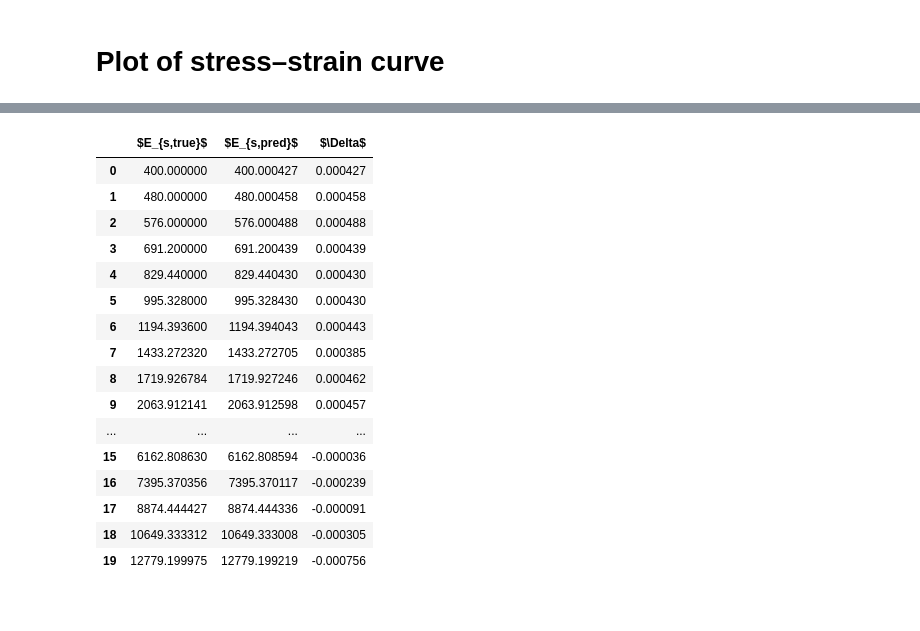
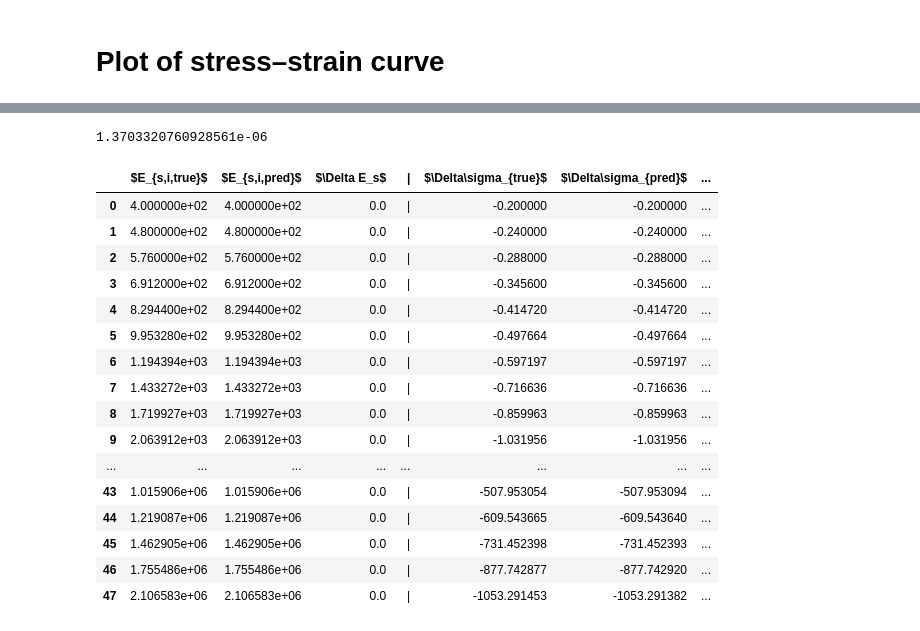
Before and after one commit to BesT1CooKie1/nn_oedometer, a Jupyter notebook: 01_oedometer_pytorch.ipynb, the cells around one changed output, grey strips where cells are left out. Drawn from its saved outputs; the diff is of its cells as text; code cells hidden in the pictures.

```diff
--- a/01_oedometer_pytorch.ipynb
+++ b/01_oedometer_pytorch.ipynb
@@ -39,18 +39,21 @@ from random import randint
 input_str = "sigma_t"
 output_str = "e_s"
 
+# 0 : simple, 1 : improved
+oedo_model = 0
+
 # Defining problem parameters
-delta_epsilon=0.0005
+delta_epsilon = -0.0005
 C_c = 0.005
 e_0 = 1.0
 amount_trainings_data = 100
 
 # Data preparation for
 oedo_para = {
-    'max_n': 1,
-    'e_0': e_0,
-    'C_c': C_c,
-    'delta_epsilon' : delta_epsilon,
+    "max_n": 1,
+    "e_0": e_0,
+    "C_c": C_c,
+    "delta_epsilon": delta_epsilon,
 }
 # %% [markdown]
 # Load problem and generate trainings data from 00_problem_settings_functions.ipynb
@@ -107,19 +113,16 @@ tensor_input_df
 # Define SimpleRegressor Model
 # %%
 import torch.nn as nn
-import torch.optim as optim
 
 
 class SimpleRegressor(nn.Module):
     def __init__(self):
         super(SimpleRegressor, self).__init__()
-        self.model = nn.Sequential(
-            nn.Linear(1, 2),
-            nn.Linear(2, 1),
-        )
+        self.linear = nn.Linear(1, 1)
 
     def forward(self, x):
-        return self.model(x)
+        return self.linear(x)
+
 
 model = SimpleRegressor()
 # %%
@@ -148,7 +151,7 @@ model = SimpleRegressor()
 loss_fn = nn.MSELoss()
 optimizer = optim.Adam(model.parameters(), lr=0.01)
 
-epochs = 15000
+epochs = 100000
 loss_history = []
 for epoch in range(epochs):
     model.train()
@@ -253,35 +214,24 @@ e_s_true, e_s_pred = plot_result()
 # %%
-key_1 = "$E_{s,true}$"
-key_2 = "$E_{s,pred}$"
-key_3 = "$\Delta$"
+from handler.handleVisuals import plot_result_dataframe
+from IPython.display import Markdown, display
 
-dict_diff = {
-    key_1 : [],
-    key_2 : [],
-    key_3 : [],
-}
-for i, x in zip(e_s_true, e_s_pred):
-    dict_diff[key_1].append(i)
-    dict_diff[key_2].append(x.item())
-    dict_diff[key_3].append(x.item() - i)
-
-df = pd.DataFrame(dict_diff)
-df
+plot_result_dataframe(pd, e_s_list, delta_sigma_list)
 # %% [output]
+1.3703320760928561e-06
-|  | $E_{s,true}$ | $E_{s,pred}$ | $\Delta$ |
-| 0 | 400.000000 | 400.000427 | 0.000427 |
-| 1 | 480.000000 | 480.000458 | 0.000458 |
-| 2 | 576.000000 | 576.000488 | 0.000488 |
-| 3 | 691.200000 | 691.200439 | 0.000439 |
-| 4 | 829.440000 | 829.440430 | 0.000430 |
-| 5 | 995.328000 | 995.328430 | 0.000430 |
-| 6 | 1194.393600 | 1194.394043 | 0.000443 |
-| 7 | 1433.272320 | 1433.272705 | 0.000385 |
-| 8 | 1719.926784 | 1719.927246 | 0.000462 |
-| 9 | 2063.912141 | 2063.912598 | 0.000457 |
-| ... | ... | ... | ... |
-| 15 | 6162.808630 | 6162.808594 | -0.000036 |
-| 16 | 7395.370356 | 7395.370117 | -0.000239 |
-| 17 | 8874.444427 | 8874.444336 | -0.000091 |
-| 18 | 10649.333312 | 10649.333008 | -0.000305 |
-| 19 | 12779.199975 | 12779.199219 | -0.000756 |
+|  | $E_{s,i,true}$ | $E_{s,i,pred}$ | $\Delta E_s$ | | | $\Delta\sigma_{true}$ | $\Delta\sigma_{pred}$ | ... |
+| 0 | 4.000000e+02 | 4.000000e+02 | 0.0 | | | -0.200000 | -0.200000 | ... |
+| 1 | 4.800000e+02 | 4.800000e+02 | 0.0 | | | -0.240000 | -0.240000 | ... |
+| 2 | 5.760000e+02 | 5.760000e+02 | 0.0 | | | -0.288000 | -0.288000 | ... |
+| 3 | 6.912000e+02 | 6.912000e+02 | 0.0 | | | -0.345600 | -0.345600 | ... |
+| 4 | 8.294400e+02 | 8.294400e+02 | 0.0 | | | -0.414720 | -0.414720 | ... |
+| 5 | 9.953280e+02 | 9.953280e+02 | 0.0 | | | -0.497664 | -0.497664 | ... |
+| 6 | 1.194394e+03 | 1.194394e+03 | 0.0 | | | -0.597197 | -0.597197 | ... |
+| 7 | 1.433272e+03 | 1.433272e+03 | 0.0 | | | -0.716636 | -0.716636 | ... |
+| 8 | 1.719927e+03 | 1.719927e+03 | 0.0 | | | -0.859963 | -0.859963 | ... |
+| 9 | 2.063912e+03 | 2.063912e+03 | 0.0 | | | -1.031956 | -1.031956 | ... |
+| ... | ... | ... | ... | ... | ... | ... | ... |
+| 43 | 1.015906e+06 | 1.015906e+06 | 0.0 | | | -507.953054 | -507.953094 | ... |
+| 44 | 1.219087e+06 | 1.219087e+06 | 0.0 | | | -609.543665 | -609.543640 | ... |
+| 45 | 1.462905e+06 | 1.462905e+06 | 0.0 | | | -731.452398 | -731.452393 | ... |
+| 46 | 1.755486e+06 | 1.755486e+06 | 0.0 | | | -877.742877 | -877.742920 | ... |
+| 47 | 2.106583e+06 | 2.106583e+06 | 0.0 | | | -1053.291453 | -1053.291382 | ... |
```
Also changed, not shown: parts of 7 cells of this notebook, 19 other files.
